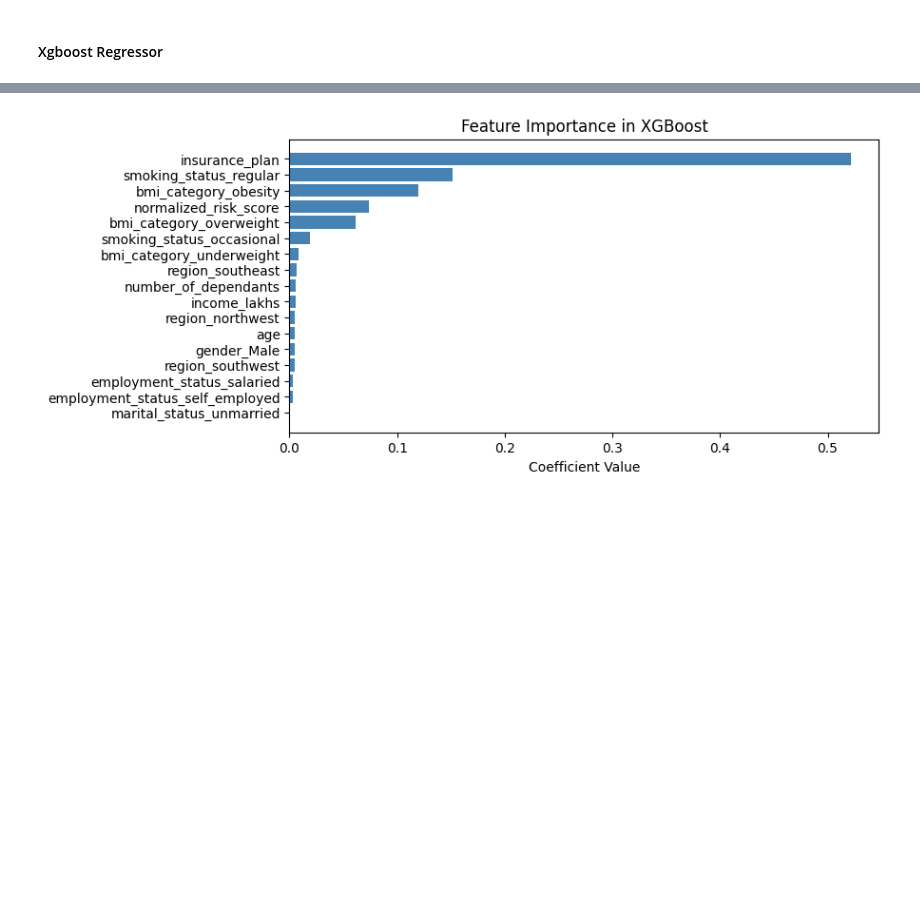
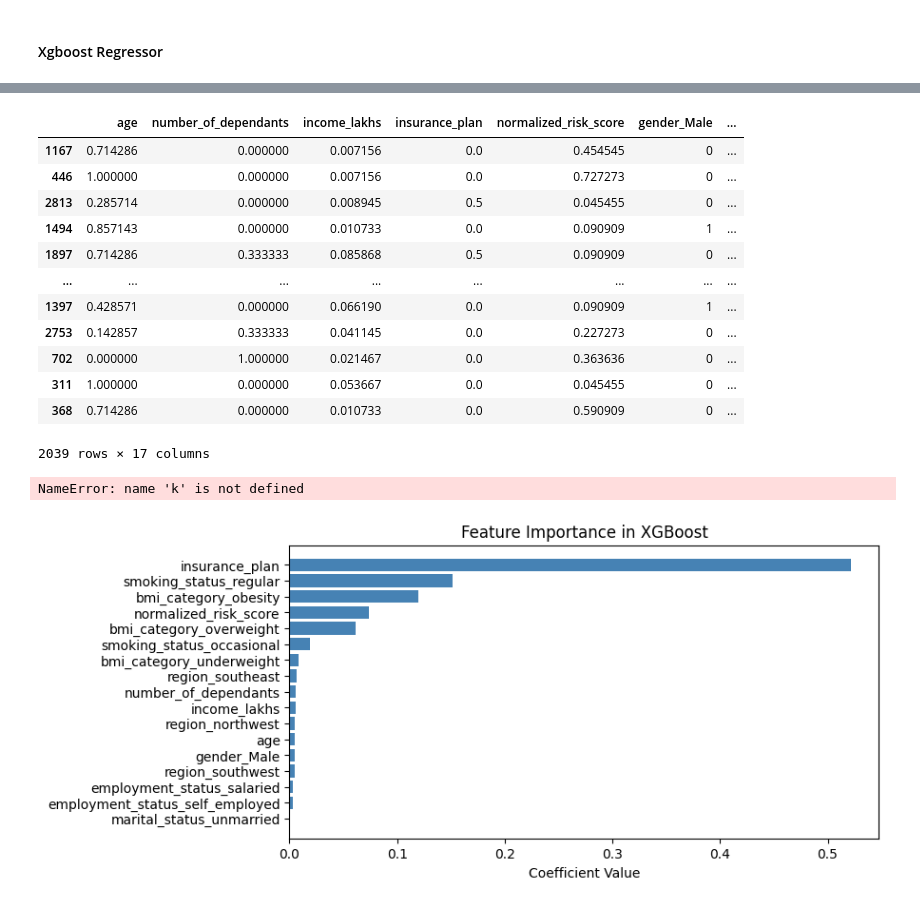
Before and after one commit to gianlucapes/health_care_premium, a Jupyter notebook: notebook/ml_premium_life_style_young.ipynb, the cells around one changed output, grey strips where cells are left out. Saved outputs shown, nothing was run; the diff lists cells and outputs as text; code cells hidden in the pictures; blank space fills up the shorter version.

```diff
--- a/notebook/ml_premium_life_style_young.ipynb
+++ b/notebook/ml_premium_life_style_young.ipynb
@@ -639,6 +639,26 @@ random_search = RandomizedSearchCV(model_xgb, param_grid, n_iter=10, cv=3, scori
 random_search.fit(X_train, y_train)
 random_search.best_score_
 best_model = random_search.best_estimator_
+# %%
+X_train
+# %% [output]
+|  | age | number_of_dependants | income_lakhs | insurance_plan | normalized_risk_score | gender_Male | ... |
+| 1167 | 0.714286 | 0.000000 | 0.007156 | 0.0 | 0.454545 | 0 | ... |
+| 446 | 1.000000 | 0.000000 | 0.007156 | 0.0 | 0.727273 | 0 | ... |
+| 2813 | 0.285714 | 0.000000 | 0.008945 | 0.5 | 0.045455 | 0 | ... |
+| 1494 | 0.857143 | 0.000000 | 0.010733 | 0.0 | 0.090909 | 1 | ... |
+| 1897 | 0.714286 | 0.333333 | 0.085868 | 0.5 | 0.090909 | 0 | ... |
+| ... | ... | ... | ... | ... | ... | ... | ... |
+| 1397 | 0.428571 | 0.000000 | 0.066190 | 0.0 | 0.090909 | 1 | ... |
+| 2753 | 0.142857 | 0.333333 | 0.041145 | 0.0 | 0.227273 | 0 | ... |
+| 702 | 0.000000 | 1.000000 | 0.021467 | 0.0 | 0.363636 | 0 | ... |
+| 311 | 1.000000 | 0.000000 | 0.053667 | 0.0 | 0.045455 | 0 | ... |
+| 368 | 0.714286 | 0.000000 | 0.010733 | 0.0 | 0.590909 | 0 | ... |
+2039 rows × 17 columns
+# %%
+k
+# %% [output]
+NameError: name 'k' is not defined
 # %%
 feature_importance = best_model.feature_importances_
 
```
Also changed, not shown: parts of 7 cells of this notebook, 2 other files.
